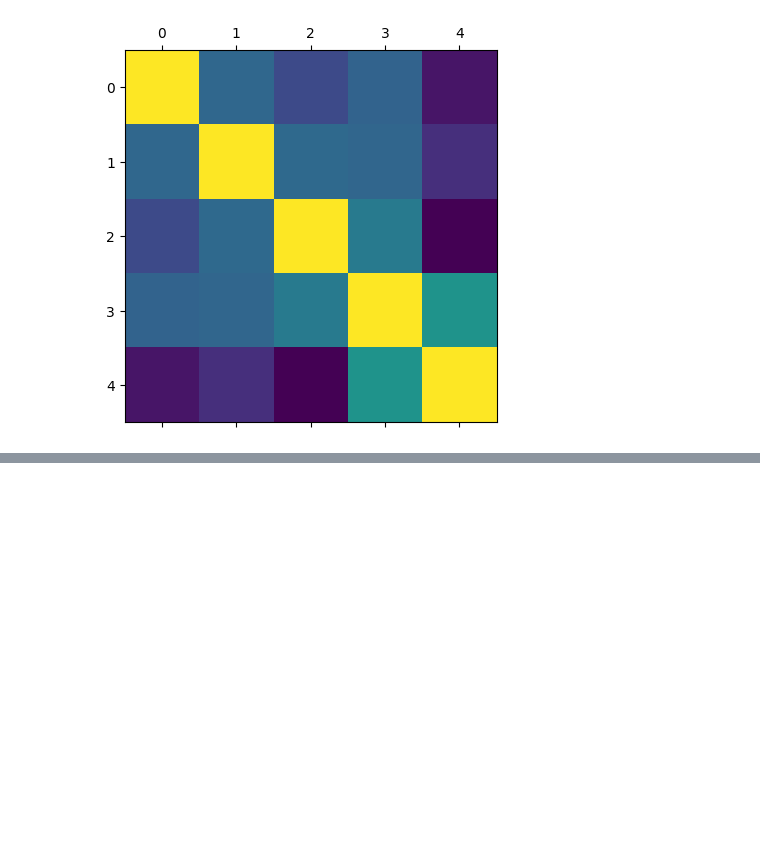
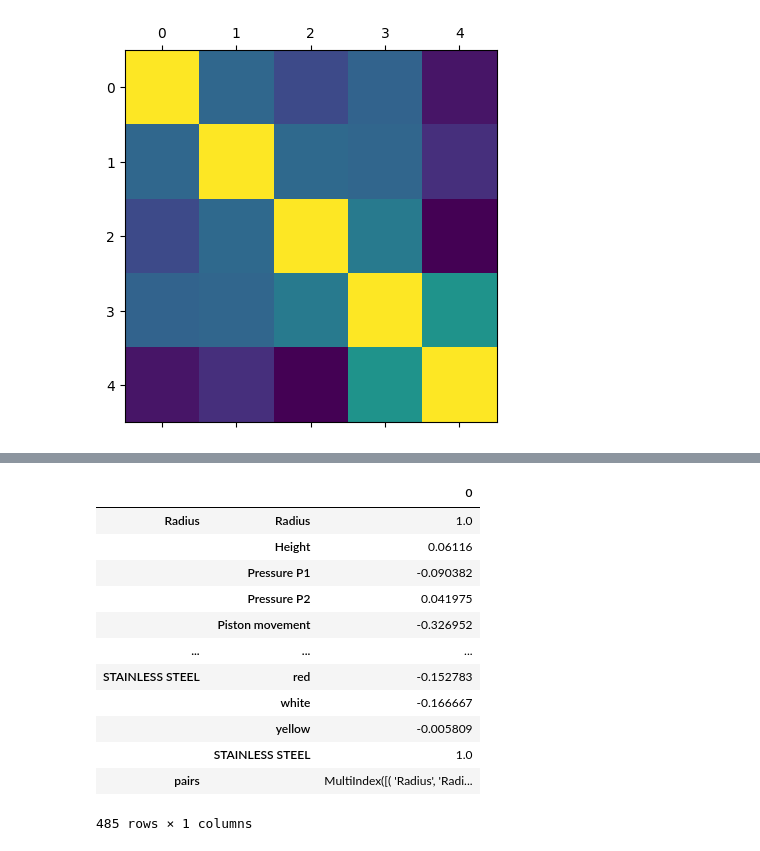
Before and after one commit to venkatgmrit05/python_challenges, a Jupyter notebook: nexera/Problems/Problems/queston2.ipynb, the cells around one changed output, grey strips where cells are left out. Cells and saved outputs as stored; diff of their text form; code cells hidden in the pictures; blank space fills up the shorter version.

```diff
--- a/nexera/Problems/Problems/queston2.ipynb
+++ b/nexera/Problems/Problems/queston2.ipynb
@@ -84,0 +171,20 @@ df3
+# %%
+corr_pairs['pairs']=corr_pairs.index
+# %%
+dfc = pd.DataFrame(corr_pairs)
+# %%
+dfc
+# %% [output]
+|  |  | 0 |
+| Radius | Radius | 1.0 |
+|  | Height | 0.06116 |
+|  | Pressure P1 | -0.090382 |
+|  | Pressure P2 | 0.041975 |
+|  | Piston movement | -0.326952 |
+| ... | ... | ... |
+| STAINLESS STEEL | red | -0.152783 |
+|  | white | -0.166667 |
+|  | yellow | -0.005809 |
+|  | STAINLESS STEEL | 1.0 |
+| pairs |  | MultiIndex([( 'Radius', 'Radi... |
+485 rows × 1 columns
```
Also changed, not shown: parts of 19 cells of this notebook.
